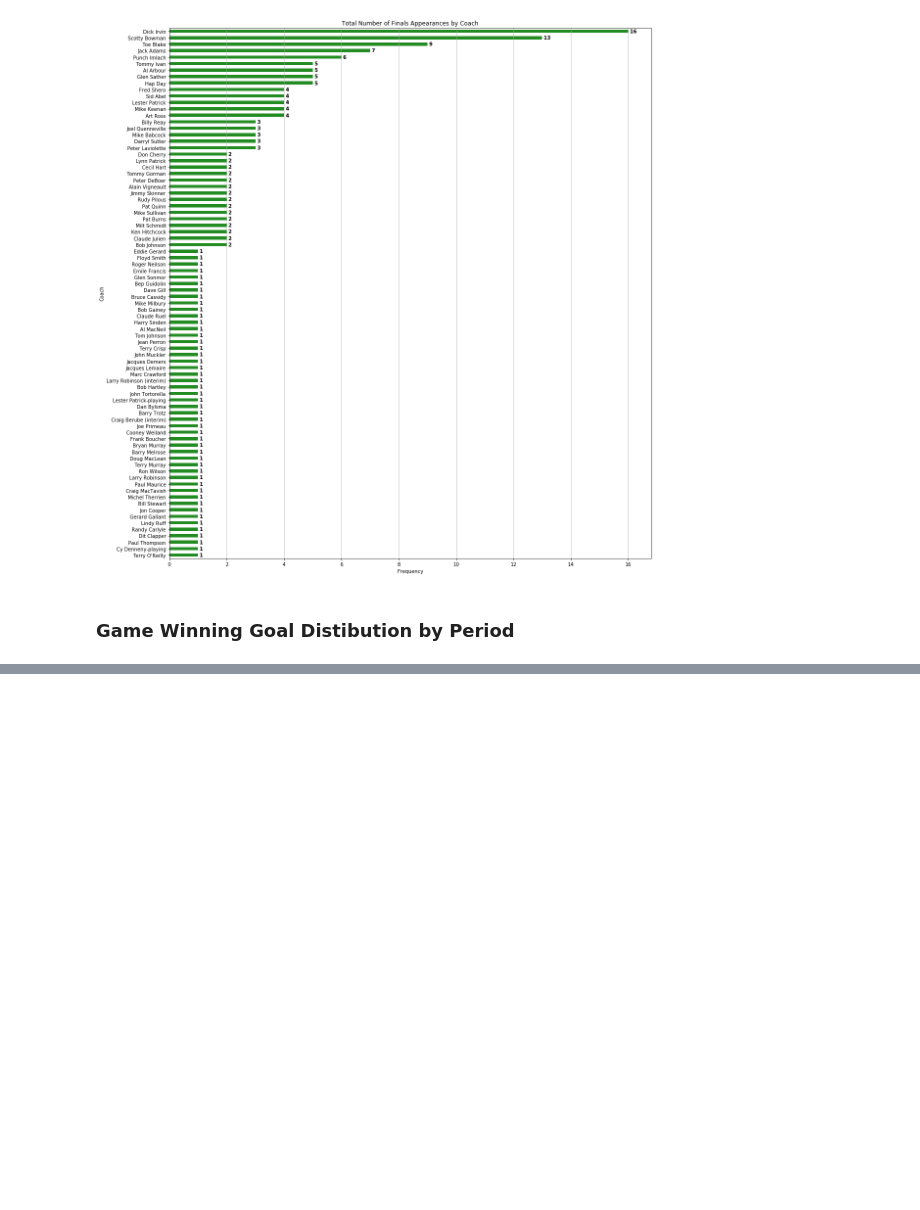
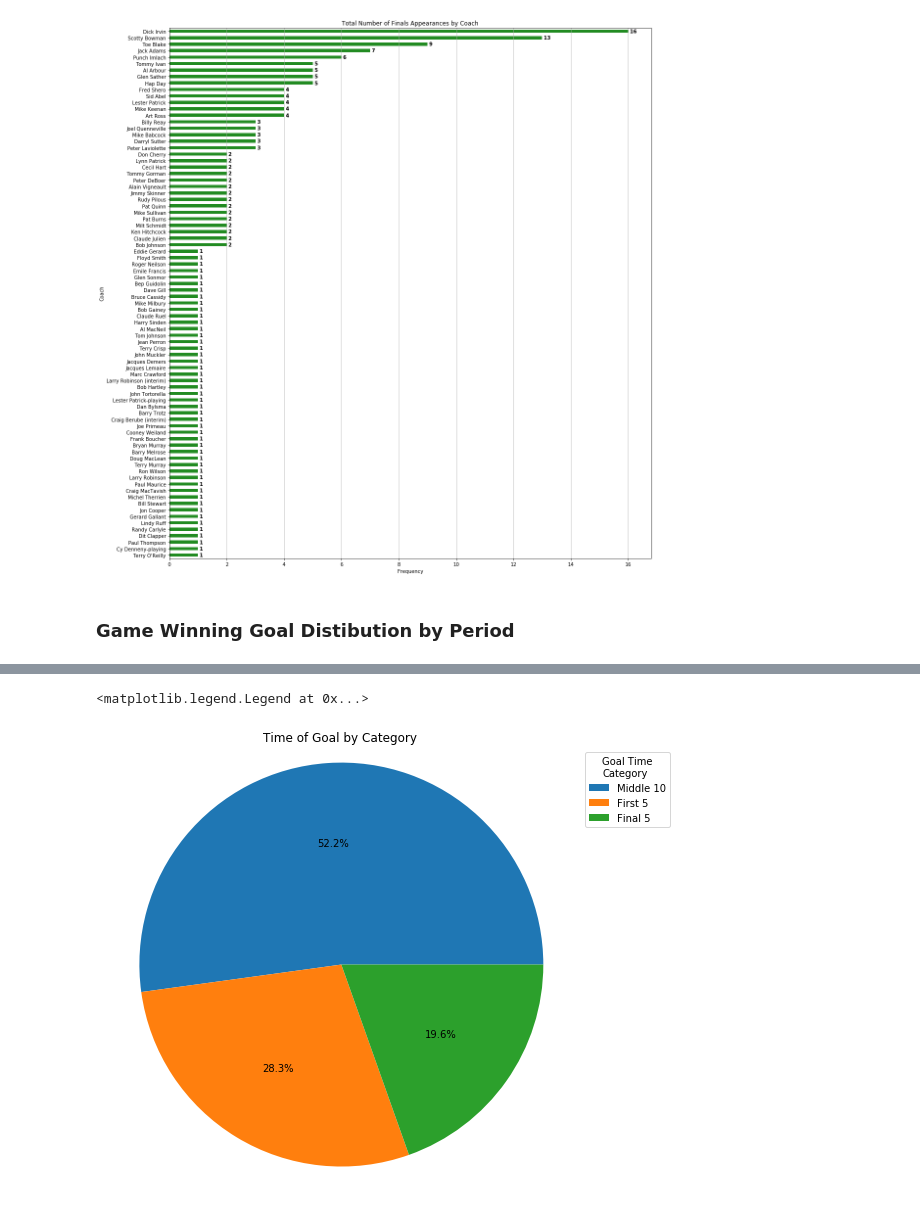
Before and after one commit to cwils021/Stanley-Cup-Champs-1927-2019, a Jupyter notebook: Stanley Cup Champions 1927-2019.ipynb, the cells around one changed output, grey strips where cells are left out. Drawn from its saved outputs; the diff is of its cells as text; code cells hidden in the pictures; blank space fills up the shorter version.

```diff
--- a/Stanley Cup Champions 1927-2019.ipynb
+++ b/Stanley Cup Champions 1927-2019.ipynb
@@ -420,0 +439,12 @@ Text(0.5, 1.0, 'Game Winning Goal by Period')
+# %%
+#convert to time object and categorize time of goal
+data['goal_time'] = pd.to_datetime(data['goal_time'],format='%M:%S').dt.time
+temp = pd.DataFrame(data['goal_time'],columns=['goal_time'])
+
+temp[['goal_hour_DROP','goal_min','goal_sec']] = temp['goal_time'].astype(str).str.split(':', expand=True).astype(int)
+
+temp = temp.drop('goal_hour_DROP',axis=1)
+temp['gt_in_s'] = (temp['goal_min']*60) + temp['goal_sec']
+temp['gt_cat'] = np.where(temp['gt_in_s'] <= 300, 'First 5',np.where(temp['gt_in_s'] >= 900, 'Final 5', 'Middle 10'))
+data['gt_cat'] = temp['gt_cat']
+data[['goal_time','gt_cat']].head()
@@ -420,0 +459,11 @@ Text(0.5, 1.0, 'Game Winning Goal by Period')
+# %%
+plt.figure(num=8,figsize=(8,8))
+cat_labels = ['Middle 10','First 5','Final 5']
+gt_cat = data.gt_cat.value_counts().plot.pie(labels=None,autopct='%1.1f%%')
+gt_cat.axis('equal')
+gt_cat.set_ylabel(' ')
+gt_cat.set_title('Time of Goal by Category')
+gt_cat.legend(cat_labels,title='Goal Time\nCategory',loc='upper right',bbox_to_anchor=(0.75, 0, 0.5, 1))
+# %% [output]
+<matplotlib.legend.Legend at 0x...>
+[figure, added]
```
Also changed, not shown: parts of 22 cells of this notebook, 7 other files.
